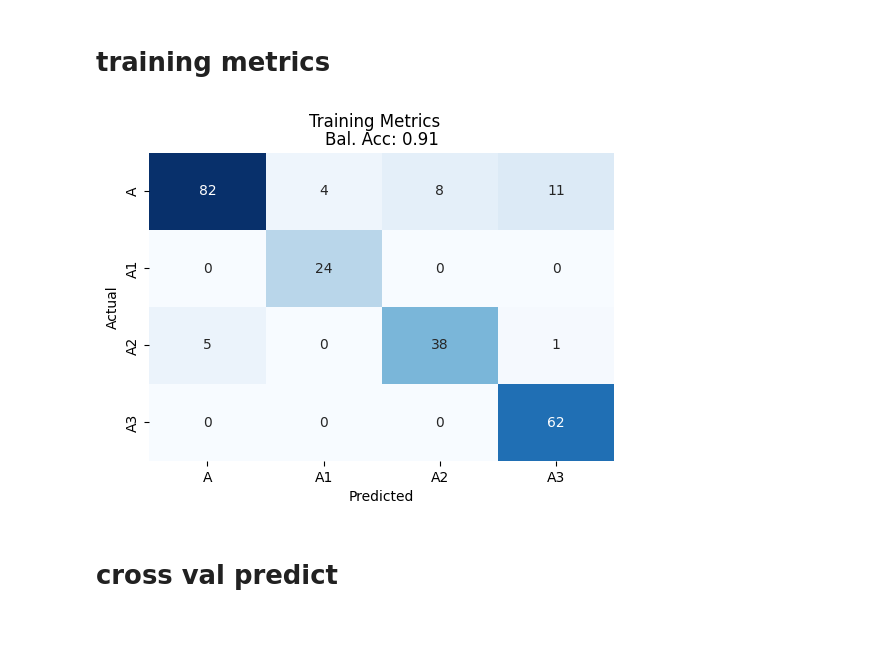
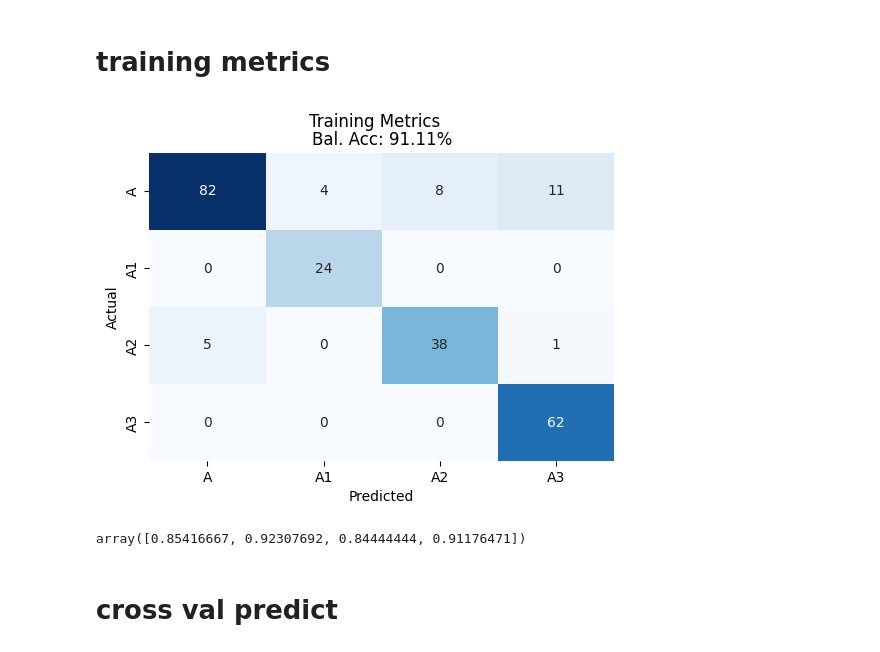
Before and after one commit to ryan-soh-pprint/DS_template, a Jupyter notebook: notebooks/04_train_classify.ipynb, the cells around one changed output. Drawn from its saved outputs; the diff is of its cells as text; code cells hidden in the pictures.

```diff
--- a/notebooks/04_train_classify.ipynb
+++ b/notebooks/04_train_classify.ipynb
@@ -110,6 +110,8 @@ Pipeline(steps=[('SG2D', SavitzkyGolay(deriv=2, window=17)),
                 ('Scaler', StandardScaler(with_std=False)),
                 ('PCA', PCA(n_components=18, random_state=42)),
                 ('QDA', QuadraticDiscriminantAnalysis())])
+# %%
+trainer=pkl.load(open('../model/trainer.pkl','rb'))
 # %% [markdown]
 # training metrics
 # %%
@@ -120,33 +122,39 @@ train_pred = trainer.predict(grouped_X)
 # %%
 cnfm = confusion_matrix(grouped_y, train_pred)
 bal_acc = balanced_accuracy_score(grouped_y, train_pred)
 
 fig = plt.figure(figsize = (6, 4))
 fig.suptitle("Training Metrics")
 ax = fig.add_subplot(111)
 
 cnfm_settings = {
     "cmap": "Blues",
     "cbar": None,
     "annot": True,
     "fmt": ".0f",
     "xticklabels": encoder.classes_,
     "yticklabels": encoder.classes_,
 }
 
-ax.set_title(f"Bal. Acc: {bal_acc:.2f}")
+ax.set_title(f"Bal. Acc: {bal_acc*100:.2f}%")
 sns.heatmap(
     cnfm,
     ax = ax,
     **cnfm_settings
 )
 
 ax.set_xlabel('Predicted')
 ax.set_ylabel('Actual')
 # plt.tight_layout()
 plt.show()
 # %% [output]
-[figure, old version]
+[figure, new version]
+# %%
+
+f1score = f1_score(grouped_y, train_pred, average=None, labels=encoder.transform(list(encoder.classes_)))
+f1score
+# %% [output]
+array([0.85416667, 0.92307692, 0.84444444, 0.91176471])
 # %% [markdown]
 # cross val predict
 # %%
```
Also changed, not shown: parts of 3 cells of this notebook.
